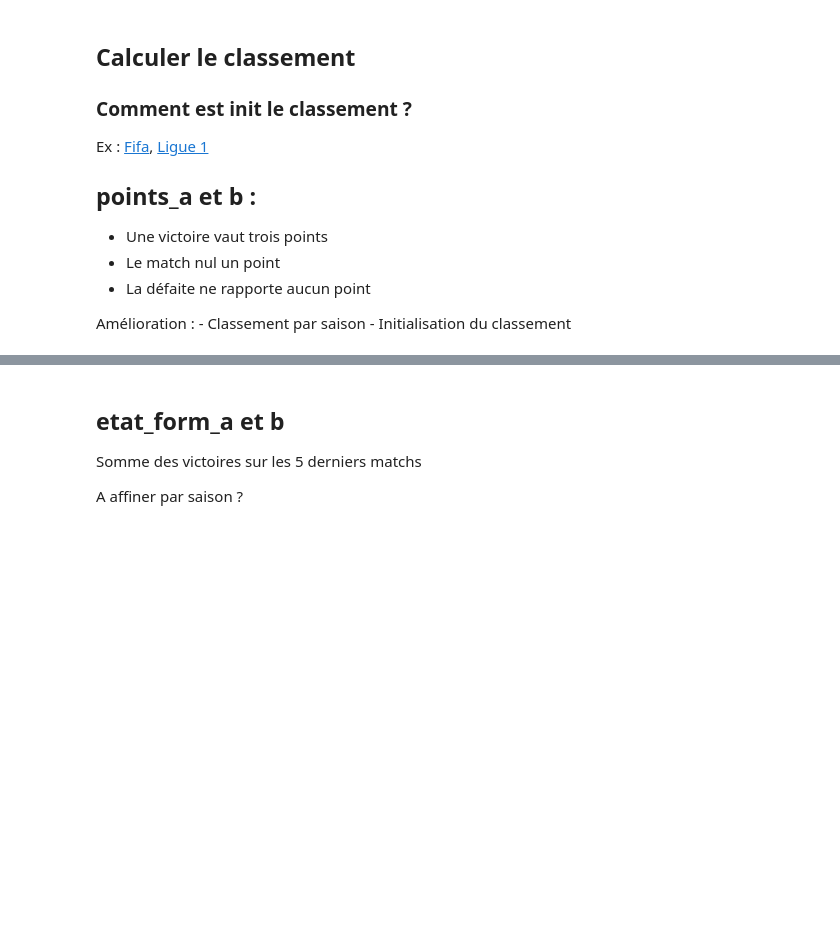
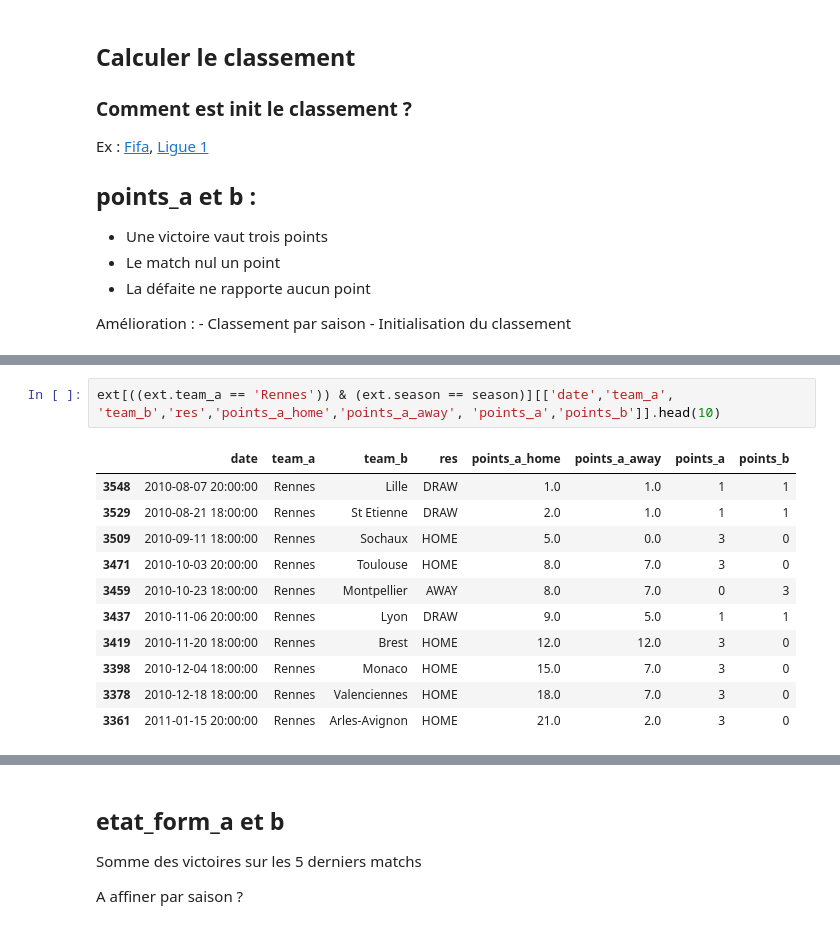
Before and after one commit to samirLazzali/football-ligue-1-scraping-eda, a Jupyter notebook: preprocessing.ipynb, the cells around one changed output, grey strips where cells are left out. Drawn from its saved outputs; the diff is of its cells as text; blank space fills up the shorter version.

```diff
--- a/preprocessing.ipynb
+++ b/preprocessing.ipynb
@@ -159,0 +258,14 @@ ext[ext.team_a == team_a][['res','points_a', 'points_b']].head()
+# %%
+ext[((ext.team_a == 'Rennes')) & (ext.season == season)][['date','team_a', 'team_b','res','points_a_home','points_a_away', 'points_a','points_b']].head(10)
+# %% [output]
+|  | date | team_a | team_b | res | points_a_home | points_a_away | points_a | points_b |
+| 3548 | 2010-08-07 20:00:00 | Rennes | Lille | DRAW | 1.0 | 1.0 | 1 | 1 |
+| 3529 | 2010-08-21 18:00:00 | Rennes | St Etienne | DRAW | 2.0 | 1.0 | 1 | 1 |
+| 3509 | 2010-09-11 18:00:00 | Rennes | Sochaux | HOME | 5.0 | 0.0 | 3 | 0 |
+| 3471 | 2010-10-03 20:00:00 | Rennes | Toulouse | HOME | 8.0 | 7.0 | 3 | 0 |
+| 3459 | 2010-10-23 18:00:00 | Rennes | Montpellier | AWAY | 8.0 | 7.0 | 0 | 3 |
+| 3437 | 2010-11-06 20:00:00 | Rennes | Lyon | DRAW | 9.0 | 5.0 | 1 | 1 |
+| 3419 | 2010-11-20 18:00:00 | Rennes | Brest | HOME | 12.0 | 12.0 | 3 | 0 |
+| 3398 | 2010-12-04 18:00:00 | Rennes | Monaco | HOME | 15.0 | 7.0 | 3 | 0 |
+| 3378 | 2010-12-18 18:00:00 | Rennes | Valenciennes | HOME | 18.0 | 7.0 | 3 | 0 |
+| 3361 | 2011-01-15 20:00:00 | Rennes | Arles-Avignon | HOME | 21.0 | 2.0 | 3 | 0 |
```
Also changed, not shown: parts of 20 cells of this notebook.
